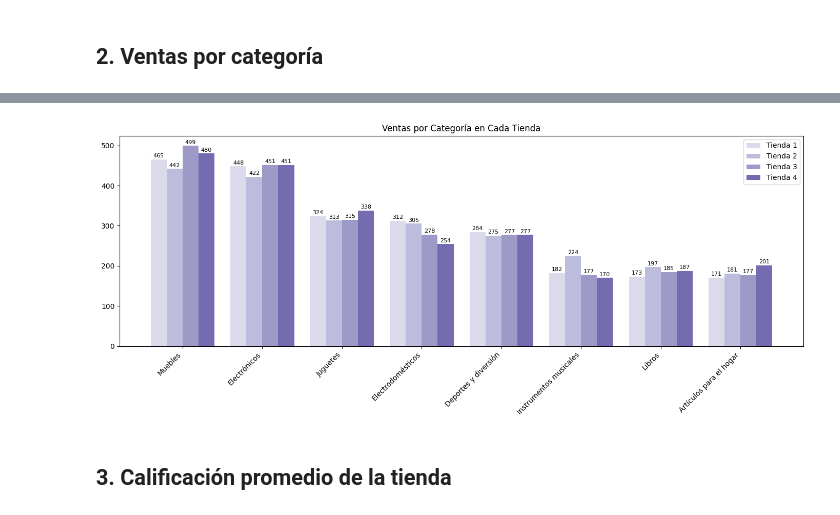
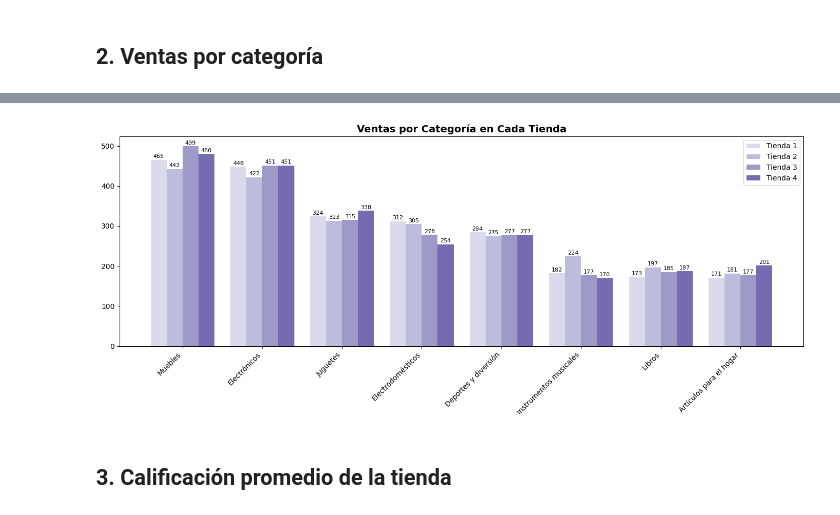
Before and after one commit to Blackpachamame/challenge-alura-store, a Jupyter notebook: AluraStoreLatam.ipynb, the cells around one changed output, grey strips where cells are left out. Saved outputs shown, nothing was run; the diff lists cells and outputs as text; code cells hidden in the pictures.

```diff
--- a/AluraStoreLatam.ipynb
+++ b/AluraStoreLatam.ipynb
@@ -55,7 +56,7 @@ ax.bar(x, y, color = bar_colors)
 # Uso de la función millones para formatear números en el eje y
 ax.yaxis.set_major_formatter(FuncFormatter(millones))
 
-ax.set_title("Ingresos por Tienda", fontweight='bold')
+ax.set_title("Ingresos por Tienda", fontsize=14, fontweight='bold')
 
 # Generar etiquetas en las barras
 # Uso de la función millones para formatear las etiquetas de las barras
@@ -115,35 +116,35 @@ valores = [
 ]
 
 # Posiciones X y ancho de barras
 x = np.arange(n_categorias)
 width = 0.2
 
 # Crear gráfico
 fig, ax = plt.subplots(figsize=(14, 6))
 
 # Dibujar barras y etiquetas
 for i in range(n_tiendas):
     bars = ax.bar(x + i * width, valores[i], width, label=nombres[i], color=bar_colors[i])
 
     for bar in bars:
         height = bar.get_height()
         ax.text(
             bar.get_x() + bar.get_width() / 2,
             height + 2,
             f'{int(height)}',
             ha='center', va='bottom', fontsize=8
         )
 
 # Etiquetas y formato
-ax.set_title('Ventas por Categoría en Cada Tienda')
+ax.set_title('Ventas por Categoría en Cada Tienda', fontsize=14, fontweight='bold')
 ax.set_xticks(x + width * (n_tiendas - 1) / 2)
 ax.set_xticklabels(categorias, rotation=45, ha='right')
 ax.legend()
 
 plt.tight_layout()
 plt.show()
 # %% [output]
-[figure, old version]
+[figure, new version]
 # %% [markdown]
 ## 3. Calificación promedio de la tienda
 # %%
```
Also changed, not shown: parts of 10 cells of this notebook.
